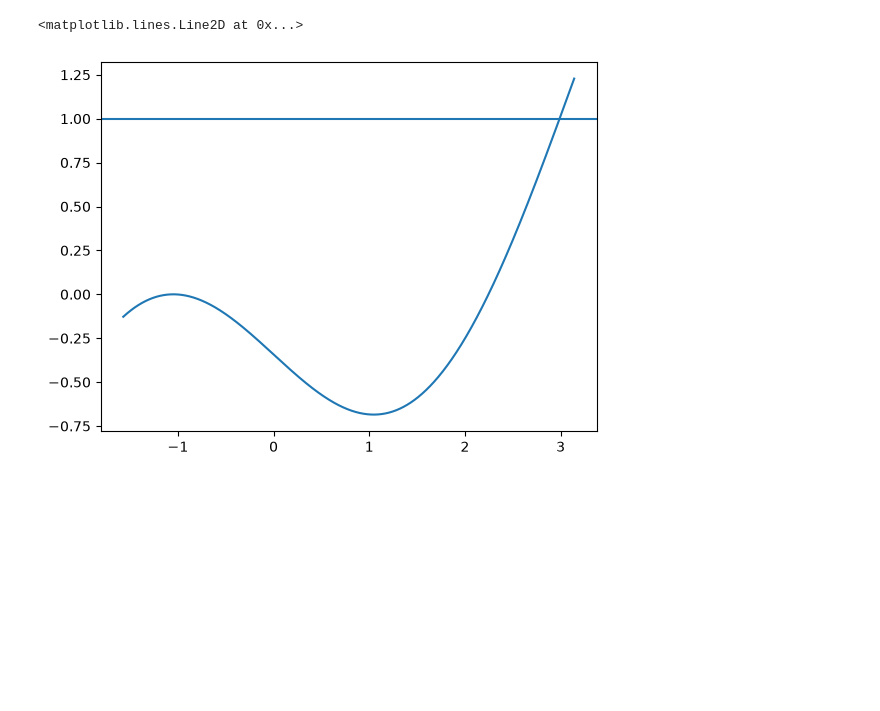
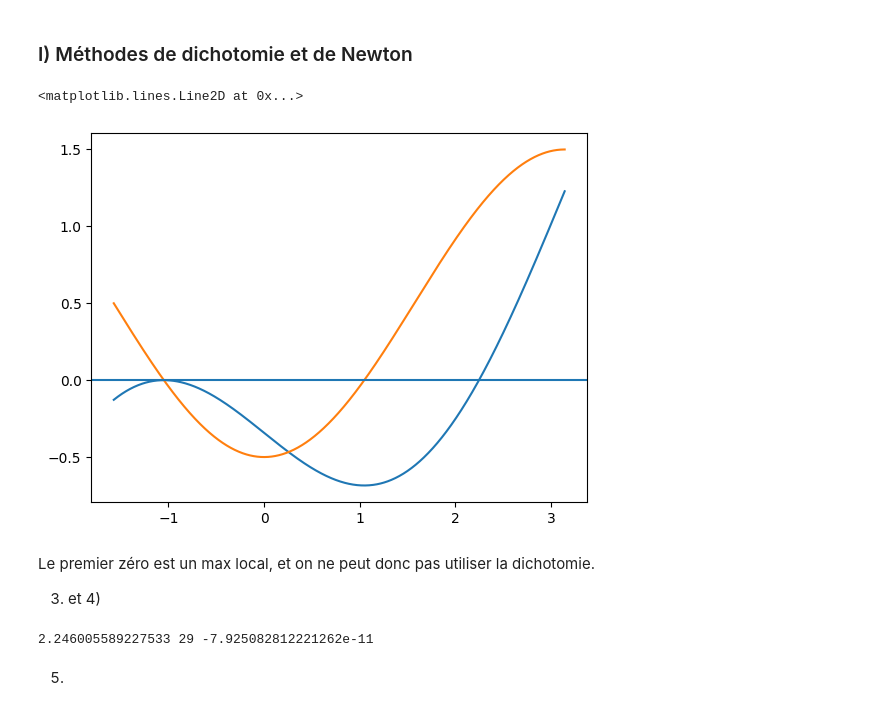
Before and after one commit to CeciestuntestKST/Cours-de-Math-matiques, a Jupyter notebook: TP_Option_B/TP3.ipynb, the cells around one changed output. Saved outputs shown, nothing was run; the diff lists cells and outputs as text; code cells hidden in the pictures; blank space fills up the shorter version.

```diff
--- a/TP_Option_B/TP3.ipynb
+++ b/TP_Option_B/TP3.ipynb
@@ -0,0 +1,4 @@
+# %% [markdown]
+
+
+### I) Méthodes de dichotomie et de Newton
@@ -1,13 +8,53 @@
 # %%
-import numpy as np
-import matplotlib.pyplot as plt
-def g(x):
+def g(x,args=[]):
   return x/2-np.sin(x)+np.pi/6-np.sqrt(3)/2
 
+def dg(x,args=[]):
+  return 1/2-np.cos(x)
 
 x=np.linspace(-np.pi/2,np.pi,1000)
 plt.plot(x,g(x))
-plt.axhline(y=1)
+plt.plot(x,dg(x))
+plt.axhline(y=0)
 # %% [output]
 <matplotlib.lines.Line2D at 0x...>
-[figure, old version]
+[figure, new version]
+# %% [markdown]
+Le premier zéro est un max local, et on ne peut donc pas utiliser la dichotomie.
+
+3) et 4)
+# %%
+def dichotomie(f,a,b,tol,nmax,args=[]):
+  fa=f(a,args)
+  fb=f(b,args)
+  listres=[]
+
+
+  if fa*fb >=0:
+    return False
+
+  it=0
+
+  for i in range(nmax):
+    c=(a+b)/2
+    fc=f(c,args)
+    it+=1
+    listres.append(abs(fc))
+    if abs(fc)<tol:
+      return c,it,f(c,args),listres
+    if fa*fc<0:
+      b=c
+      fb=fc
+    else:
+      a=c
+      fa=fc
+
+  return c,it,f(c,args),listres
+
+zero,it,fc=dichotomie(g,1,np.pi,10**(-10),1000)[0],dichotomie(g,1,np.pi,10**(-10),1000)[1],dichotomie(g,1,np.pi,10**(-10),1000)[2]
+
+print(zero,it,fc)
+# %% [output]
+2.246005589227533 29 -7.925082812221262e-11
+# %% [markdown]
+5)
```
Also changed, not shown: parts of 7 cells of this notebook.
